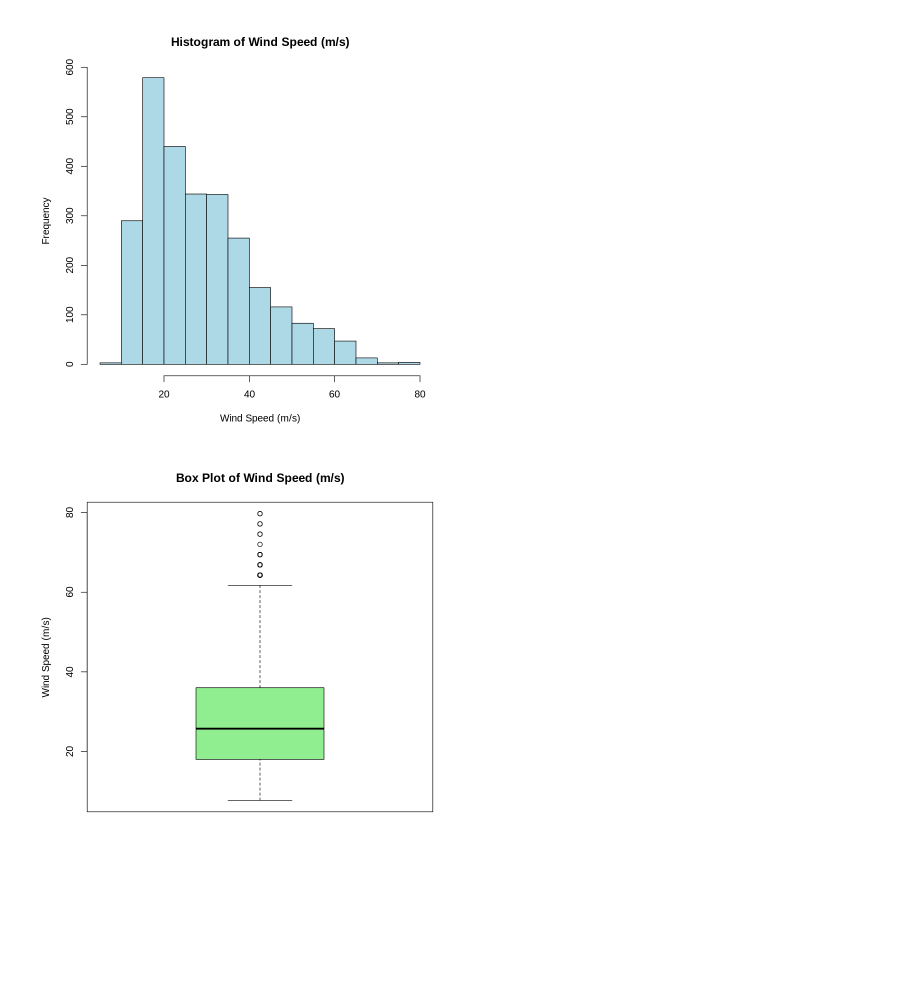
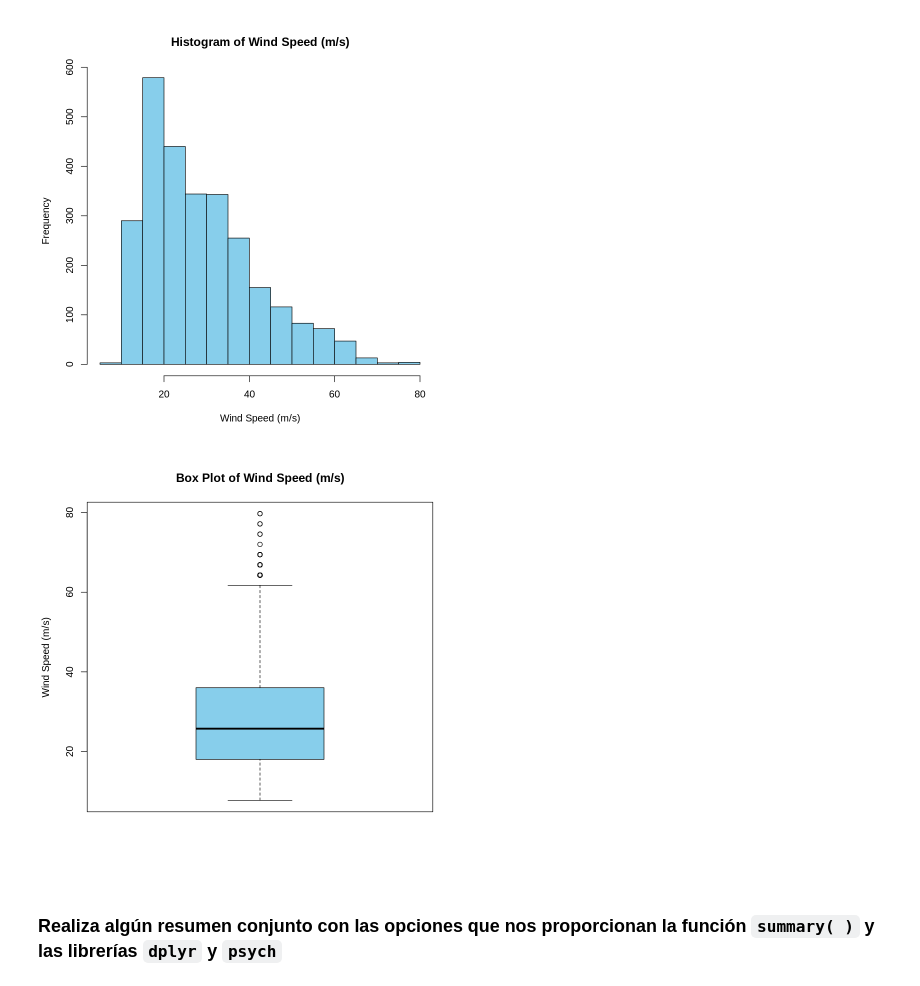
Before and after one commit to JulTob/Data, a Jupyter notebook: P4_Analisis-Wind.ipynb, the cells around one changed output. Cells and saved outputs as stored; diff of their text form; code cells hidden in the pictures; blank space fills up the shorter version.

```diff
--- a/P4_Analisis-Wind.ipynb
+++ b/P4_Analisis-Wind.ipynb
@@ -324,6 +320,8 @@ hist(storms_si$wind_ms, main = "Histogram of Wind Speed (m/s)", xlab = "Wind Spe
 [figure]
 # %%
 # Create a box plot of the 'wind' variable
-boxplot(storms_si$wind_ms, main = "Box Plot of Wind Speed (m/s)", ylab = "Wind Speed (m/s)", col = "lightgreen", border = "black")
+boxplot(storms_si$wind_ms, main = "Box Plot of Wind Speed (m/s)", ylab = "Wind Speed (m/s)", col = "skyblue", border = "black")
 # %% [output]
-[figure, old version]
+[figure, new version]
+# %% [markdown]
+### Realiza algún resumen conjunto con las opciones que nos proporcionan la función `summary( )` y las librerías `dplyr` y `psych`
```
Also changed, not shown: parts of 81 cells of this notebook.
